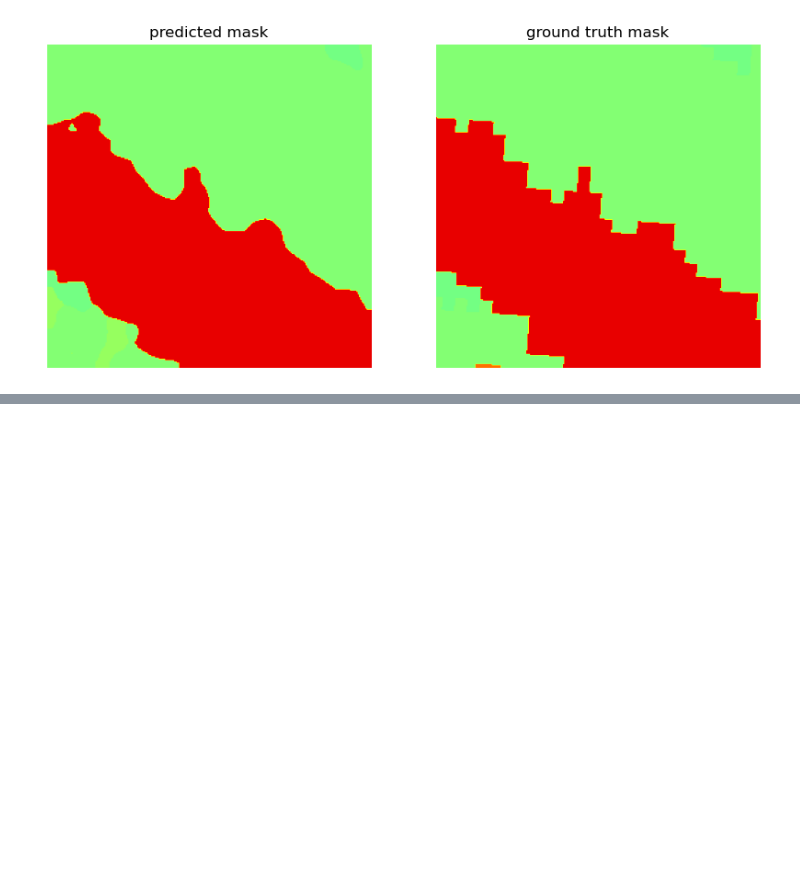
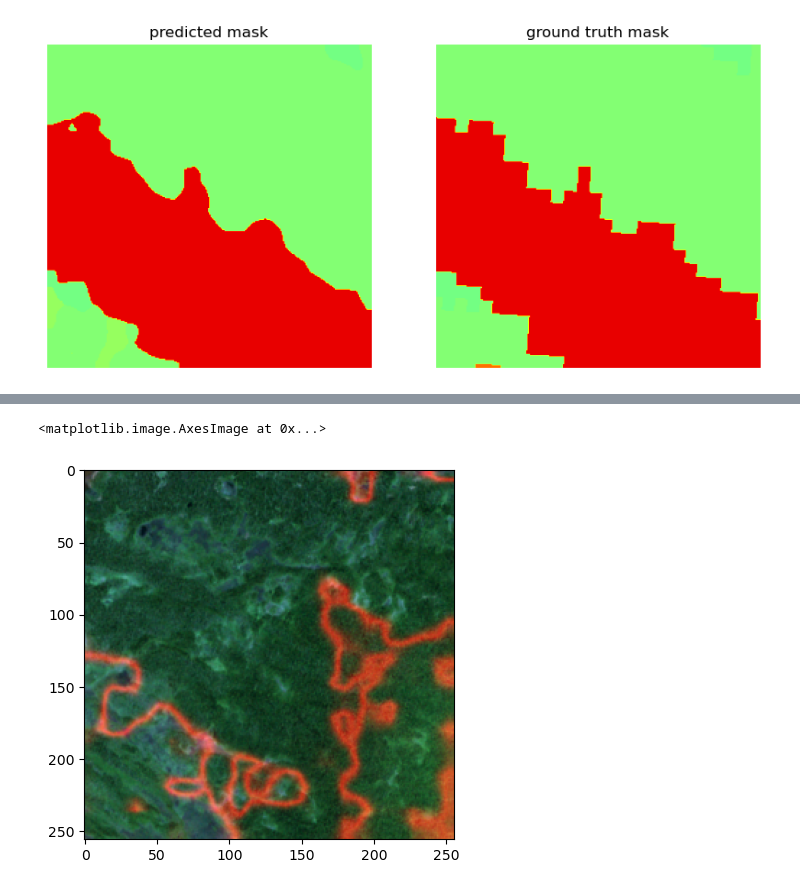
Before and after one commit to ahmedemam576/confident_explanations, a Jupyter notebook: blueprints.ipynb, the cells around one changed output, grey strips where cells are left out. Saved outputs shown, nothing was run; the diff lists cells and outputs as text; code cells hidden in the pictures; blank space fills up the shorter version.

Commit message:
added uncertaiity map overlayl

```diff
--- a/blueprints.ipynb
+++ b/blueprints.ipynb
@@ -2083,0 +2056,16 @@ visualize_uncertainty(uncertainty_map)
+# %%
+import matplotlib.pyplot as plt
+import numpy as np
+uncertainty = uncertainty_map
+image_3d = np.zeros((256, 256, 3))
+image_3d[:, :, 0] = uncertainty_map
+for i in range(3):
+    stacked =np.stack(uncertainty, axis=0)
+
+# Normalize the values to the range [0, 1]
+
+overlay = 1*image_3d + 0.4*(image_np*4)
+plt.imshow(overlay)
+# %% [output]
+<matplotlib.image.AxesImage at 0x...>
+[figure, added]
```
Also changed, not shown: parts of 13 cells of this notebook.
